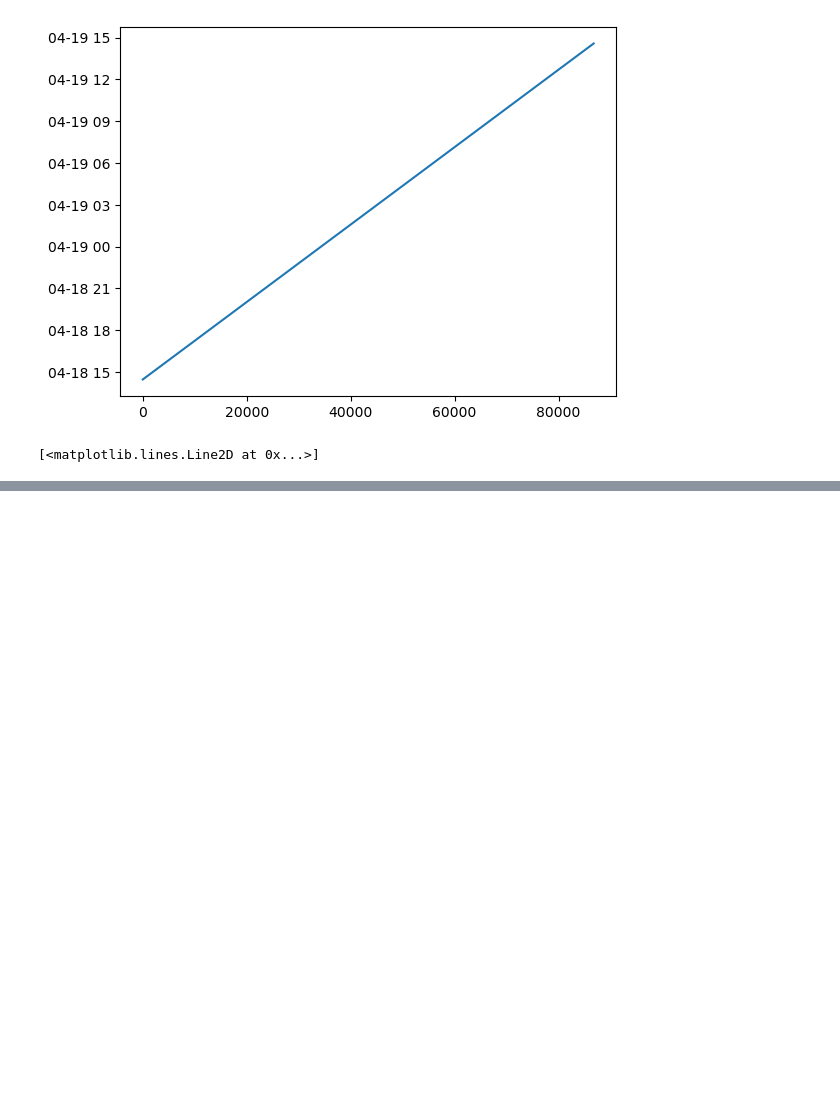
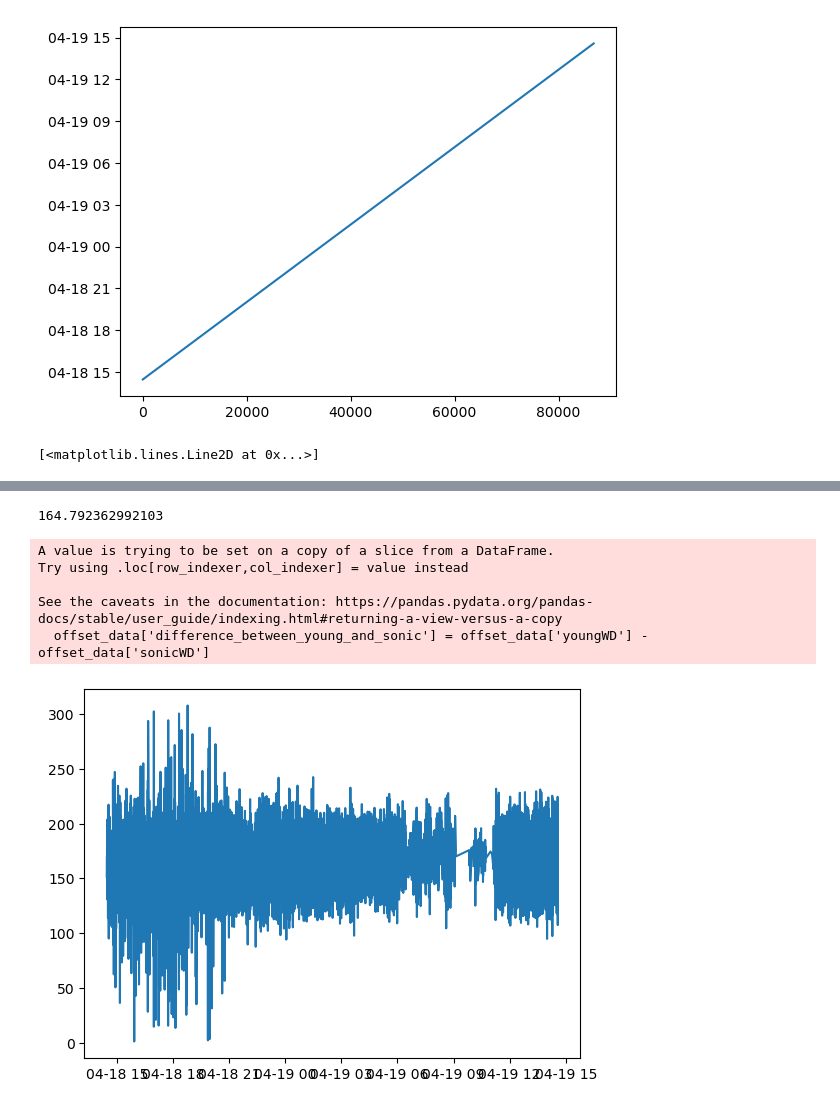
Before and after one commit to wx4stg/atmo-5351, a Jupyter notebook: project_data_analysis.ipynb, the cells around one changed output, grey strips where cells are left out. Cells and saved outputs as stored; diff of their text form; code cells hidden in the pictures; blank space fills up the shorter version.

Commit message:
correct for young relative angle -> absolute wind direction

```diff
--- a/project_data_analysis.ipynb
+++ b/project_data_analysis.ipynb
@@ -86,0 +96,9 @@ timeDriftAx.plot(np.arange(0, np.size(dataset.index)), expected_times, color='gr
+# %%
+fast_winds = dataset[(dataset['gillWS'] > 3) & (dataset['ftWS'] > 3)]
+# %%
+fast_winds['sonicU'] = (fast_winds['gillU'] + fast_winds['ftU'])/2
+fast_winds['sonicV'] = (fast_winds['gillV'] + fast_winds['ftV'])/2
+fast_winds['sonicWS'] = mpcalc.wind_speed(fast_winds['sonicU'].values * (units.meter/units.seconds),
+                                          fast_winds['sonicV'].values * (units.meter/units.seconds))
+fast_winds['sonicWD'] = mpcalc.wind_direction(fast_winds['sonicU'].values * (units.meter/units.seconds),
+                                              fast_winds['sonicV'].values * (units.meter/units.seconds))
@@ -86,0 +126,17 @@ timeDriftAx.plot(np.arange(0, np.size(dataset.index)), expected_times, color='gr
+# %%
+offset_data = fast_winds[fast_winds['youngWD'] > fast_winds['sonicWD']]
+# %%
+offset_data['difference_between_young_and_sonic'] = offset_data['youngWD'] - offset_data['sonicWD']
+offset_plot = plt.figure()
+offset_ax = offset_plot.gca()
+offset_ax.plot(offset_data.index, offset_data['difference_between_young_and_sonic'])
+offset = np.mean(offset_data['difference_between_young_and_sonic'].values)
+print(offset)
+# %% [output]
+164.792362992103
+A value is trying to be set on a copy of a slice from a DataFrame.
+Try using .loc[row_indexer,col_indexer] = value instead
+
+See the caveats in the documentation: https://pandas.pydata.org/pandas-docs/stable/user_guide/indexing.html#returning-a-view-versus-a-copy
+  offset_data['difference_between_young_and_sonic'] = offset_data['youngWD'] - offset_data['sonicWD']
+[figure, added]
```
Also changed, not shown: parts of 7 cells of this notebook.
